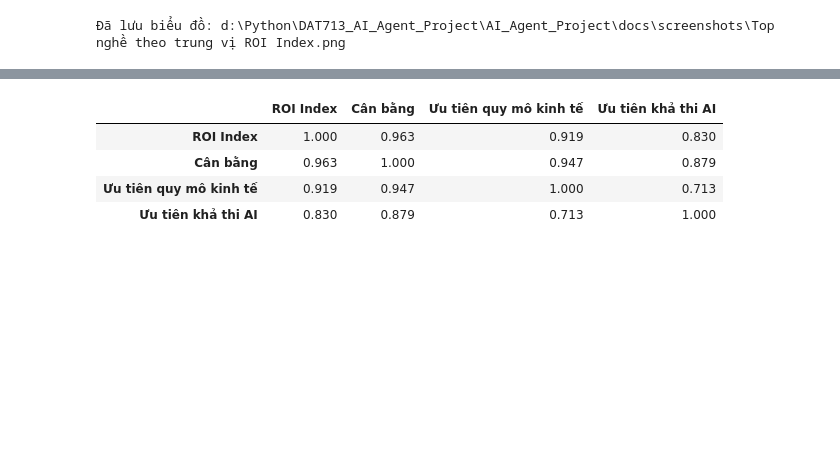
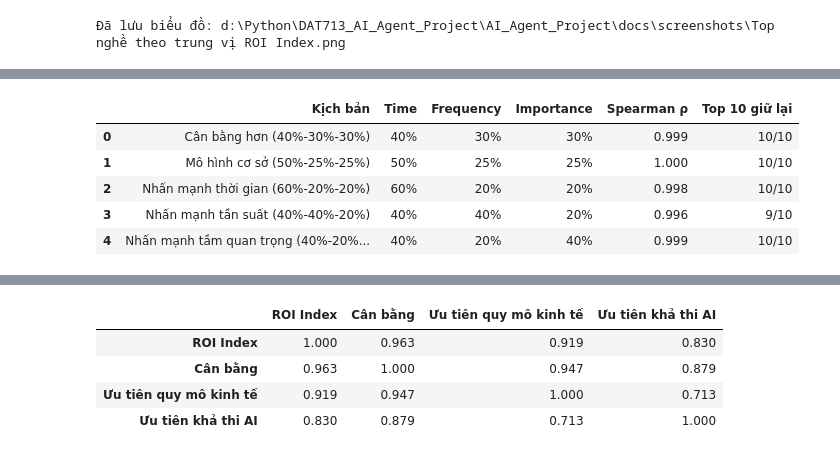
Before and after one commit to Tra-0241/AI_Agent_Project, a Jupyter notebook: notebooks/02_ROI_Index.ipynb, the cells around one changed output, grey strips where cells are left out. Saved outputs shown, nothing was run; the diff lists cells and outputs as text; code cells hidden in the pictures; blank space fills up the shorter version.

Commit message:
complete word about roi index

```diff
--- a/notebooks/02_ROI_Index.ipynb
+++ b/notebooks/02_ROI_Index.ipynb
@@ -323,0 +329,93 @@ Mô hình chính dùng tích ba thành phần. Để kiểm tra kết luận có
+# %%
+# Tập task đủ dữ liệu ROI
+complete = roi.loc[roi["ROI Data Complete"]].copy()
+
+# Top 10 của mô hình ROI cơ sở
+base_top10_ids = set(
+    complete.nlargest(10, "ROI Index")["Task ID"]
+)
+
+# Các trọng số lần lượt là:
+# Time Share Proxy, Frequency Intensity, Importance Intensity
+exposure_scenarios = {
+    "Cân bằng hơn (40%-30%-30%)": (0.40, 0.30, 0.30),
+    "Mô hình cơ sở (50%-25%-25%)": (0.50, 0.25, 0.25),
+    "Nhấn mạnh thời gian (60%-20%-20%)": (0.60, 0.20, 0.20),
+    "Nhấn mạnh tần suất (40%-40%-20%)": (0.40, 0.40, 0.20),
+    "Nhấn mạnh tầm quan trọng (40%-20%-40%)": (0.40, 0.20, 0.40),
+}
+
+sensitivity_results = []
+scenario_scores = complete[
+    ["Task ID", "Occupation (O*NET-SOC Title)", "Task", "ROI Index"]
+].copy()
+
+base_rank = complete["ROI Index"].rank(
+    method="average",
+    ascending=False,
+)
+
+for scenario_name, (
+    time_weight,
+    frequency_weight,
+    importance_weight,
+) in exposure_scenarios.items():
+
+    # Tính lại Task Exposure theo trọng số của từng kịch bản
+    scenario_exposure = (
+        time_weight * complete["Time Share Proxy"]
+        + frequency_weight * complete["Frequency Intensity"]
+        + importance_weight * complete["Importance Intensity"]
+    )
+
+    # Giữ nguyên cấu trúc mô hình nhân
+    scenario_raw = (
+        complete["Market Scale"]
+        * scenario_exposure
+        * complete["Automation Potential"]
+    )
+
+    scenario_scores[scenario_name] = scenario_raw
+
+    # Tương quan Spearman được tính từ thứ hạng
+    scenario_rank = scenario_raw.rank(
+        method="average",
+        ascending=False,
+    )
+    spearman_rho = base_rank.corr(scenario_rank)
+
+    scenario_top10_ids = set(
+        complete.assign(Scenario_Score=scenario_raw)
+        .nlargest(10, "Scenario_Score")["Task ID"]
+    )
+
+    top10_overlap = len(
+        base_top10_ids.intersection(scenario_top10_ids)
+    )
+
+    sensitivity_results.append({
+        "Kịch bản": scenario_name,
+        "Time": time_weight,
+        "Frequency": frequency_weight,
+        "Importance": importance_weight,
+        "Spearman ρ": spearman_rho,
+        "Top 10 giữ lại": f"{top10_overlap}/10",
+    })
+
+exposure_sensitivity = pd.DataFrame(sensitivity_results)
+
+display(
+    exposure_sensitivity.style.format({
+        "Time": "{:.0%}",
+        "Frequency": "{:.0%}",
+        "Importance": "{:.0%}",
+        "Spearman ρ": "{:.3f}",
+    })
+)
+# %% [output]
+|  | Kịch bản | Time | Frequency | Importance | Spearman ρ | Top 10 giữ lại |
+| 0 | Cân bằng hơn (40%-30%-30%) | 40% | 30% | 30% | 0.999 | 10/10 |
+| 1 | Mô hình cơ sở (50%-25%-25%) | 50% | 25% | 25% | 1.000 | 10/10 |
+| 2 | Nhấn mạnh thời gian (60%-20%-20%) | 60% | 20% | 20% | 0.998 | 10/10 |
+| 3 | Nhấn mạnh tần suất (40%-40%-20%) | 40% | 40% | 20% | 0.996 | 9/10 |
+| 4 | Nhấn mạnh tầm quan trọng (40%-20%... | 40% | 20% | 40% | 0.999 | 10/10 |
```
Also changed, not shown: parts of 5 cells of this notebook.
